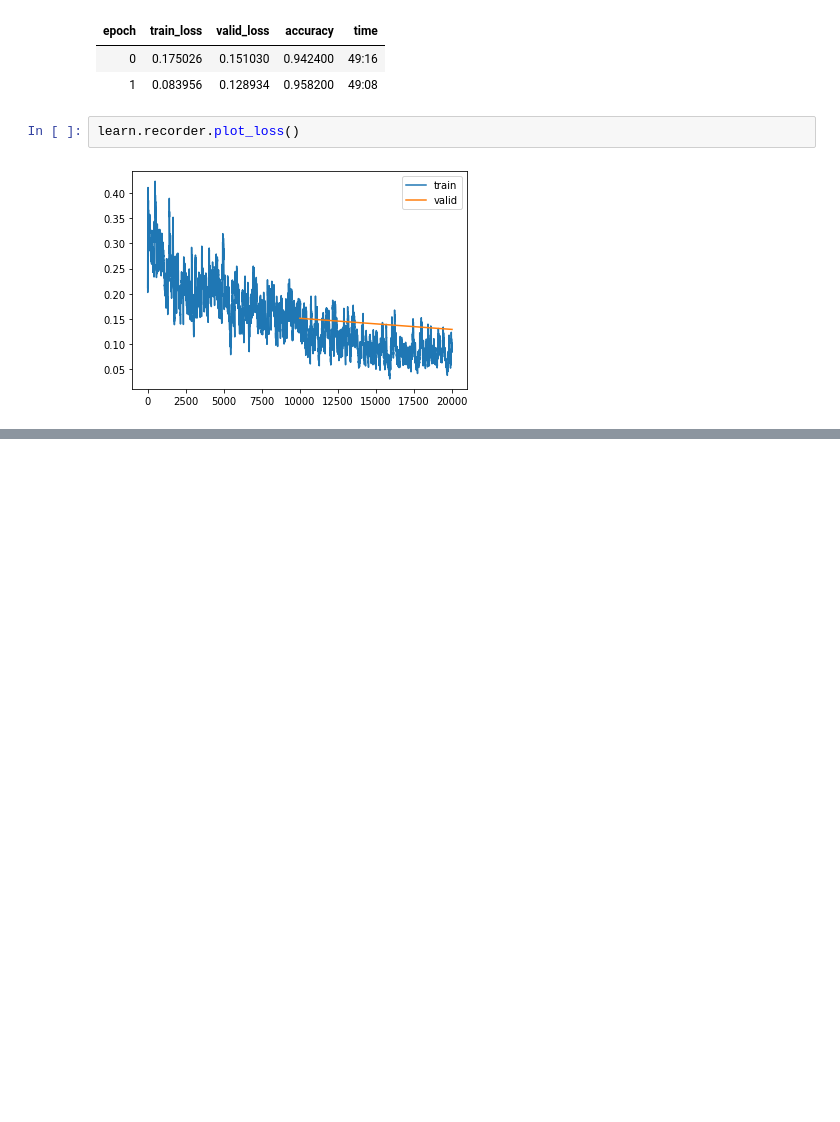
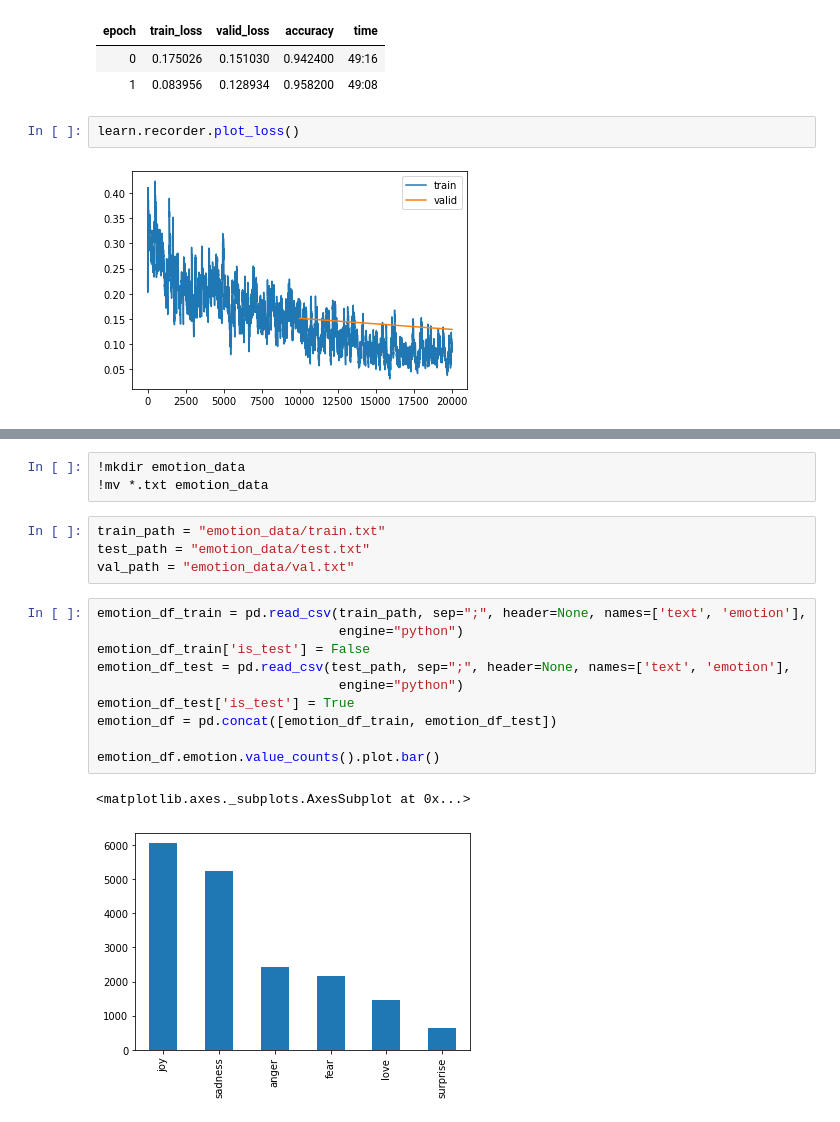
Before and after one commit to binliu0630/Deep_Learning, a Jupyter notebook: Fastai_Transfomers_inspired_by_blurr.ipynb, the cells around one changed output, grey strips where cells are left out. Drawn from its saved outputs; the diff is of its cells as text; blank space fills up the shorter version.

```diff
--- a/Fastai_Transfomers_inspired_by_blurr.ipynb
+++ b/Fastai_Transfomers_inspired_by_blurr.ipynb
@@ -532,0 +559,20 @@ learn.recorder.plot_loss()
+# %%
+!mkdir emotion_data
+!mv *.txt emotion_data
+# %%
+train_path = "emotion_data/train.txt"
+test_path = "emotion_data/test.txt"
+val_path = "emotion_data/val.txt"
+# %%
+emotion_df_train = pd.read_csv(train_path, sep=";", header=None, names=['text', 'emotion'],
+                               engine="python")
+emotion_df_train['is_test'] = False
+emotion_df_test = pd.read_csv(test_path, sep=";", header=None, names=['text', 'emotion'],
+                               engine="python")
+emotion_df_test['is_test'] = True
+emotion_df = pd.concat([emotion_df_train, emotion_df_test])
+
+emotion_df.emotion.value_counts().plot.bar()
+# %% [output]
+<matplotlib.axes._subplots.AxesSubplot at 0x...>
+[figure, added]
```
Also changed, not shown: parts of 21 cells of this notebook.
